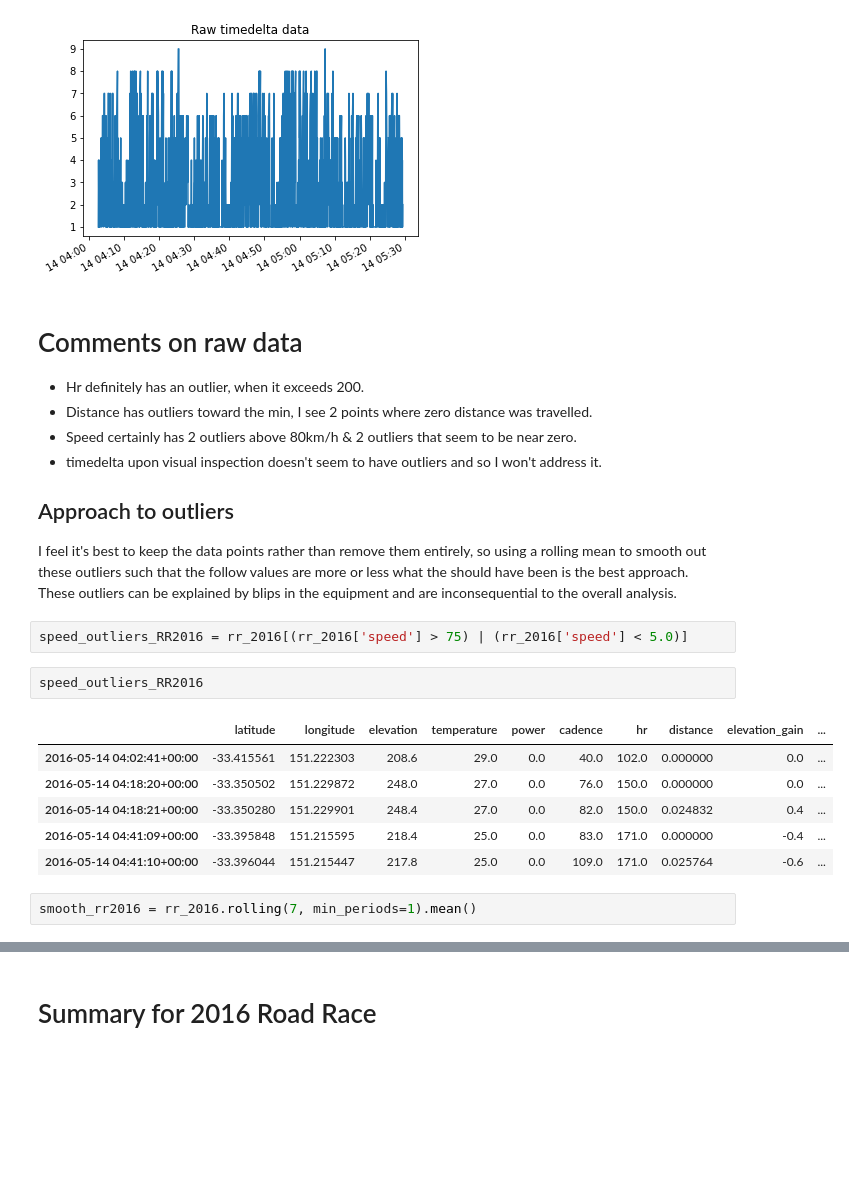
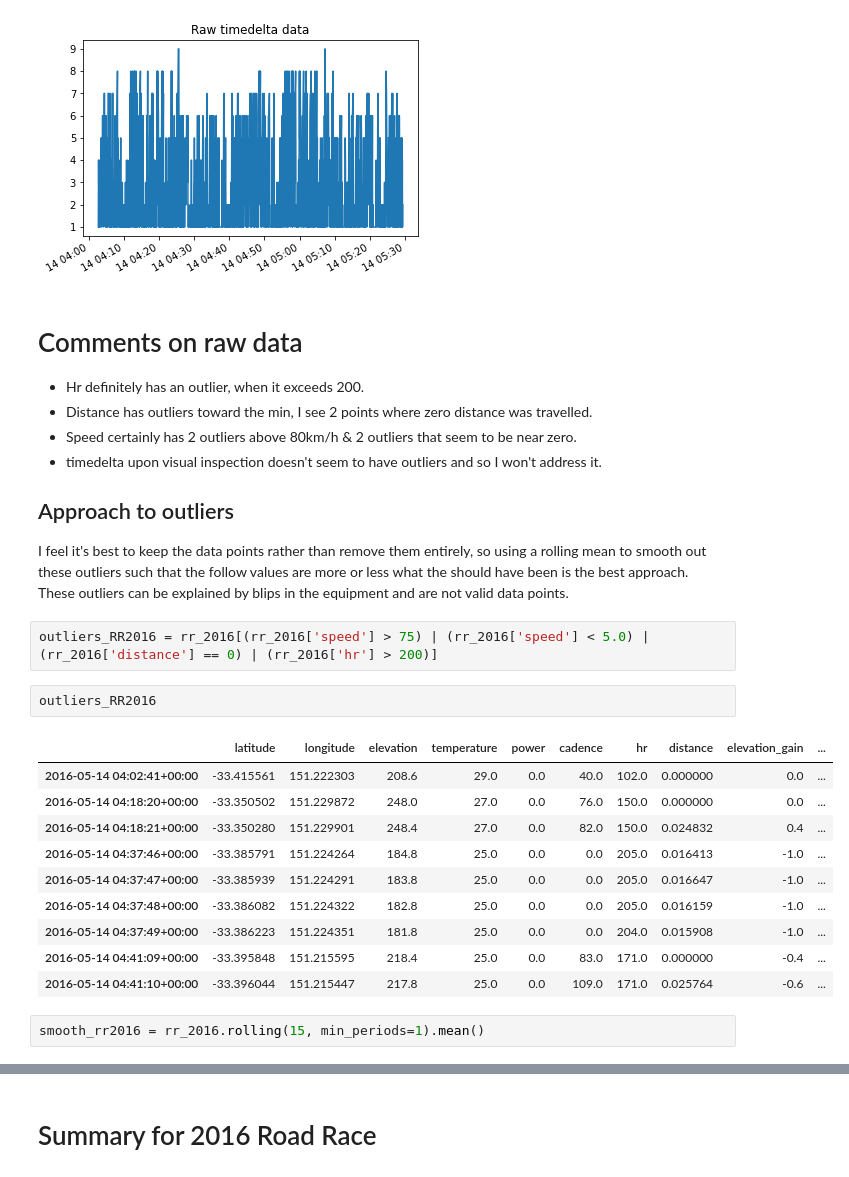
Before and after one commit to MQCOMP2200-S2-2021/data-science-portfolio-MQ-NickW, a Jupyter notebook: Portfolio 1.ipynb, the cells around one changed output, grey strips where cells are left out. Drawn from its saved outputs; the diff is of its cells as text; blank space fills up the shorter version.

```diff
--- a/Portfolio 1.ipynb
+++ b/Portfolio 1.ipynb
@@ -97,18 +97,22 @@ plt.show()
 - timedelta upon visual inspection doesn't seem to have outliers and so I won't address it.
 
 ## Approach to outliers
-I feel it's best to keep the data points rather than remove them entirely, so using a rolling mean to smooth out these outliers such that the follow values are more or less what the should have been is the best approach. These outliers can be explained by blips in the equipment and are inconsequential to the overall analysis.
+I feel it's best to keep the data points rather than remove them entirely, so using a rolling mean to smooth out these outliers such that the follow values are more or less what the should have been is the best approach. These outliers can be explained by blips in the equipment and are not valid data points.
 # %%
-speed_outliers_RR2016 = rr_2016[(rr_2016['speed'] > 75) | (rr_2016['speed'] < 5.0)]
+outliers_RR2016 = rr_2016[(rr_2016['speed'] > 75) | (rr_2016['speed'] < 5.0) | (rr_2016['distance'] == 0) | (rr_2016['hr'] > 200)]
-# %%
-speed_outliers_RR2016
-# %% [output]
-|  | latitude | longitude | elevation | temperature | power | cadence | hr | distance | elevation_gain | ... |
-| 2016-05-14 04:02:41+00:00 | -33.415561 | 151.222303 | 208.6 | 29.0 | 0.0 | 40.0 | 102.0 | 0.000000 | 0.0 | ... |
-| 2016-05-14 04:18:20+00:00 | -33.350502 | 151.229872 | 248.0 | 27.0 | 0.0 | 76.0 | 150.0 | 0.000000 | 0.0 | ... |
-| 2016-05-14 04:18:21+00:00 | -33.350280 | 151.229901 | 248.4 | 27.0 | 0.0 | 82.0 | 150.0 | 0.024832 | 0.4 | ... |
-| 2016-05-14 04:41:09+00:00 | -33.395848 | 151.215595 | 218.4 | 25.0 | 0.0 | 83.0 | 171.0 | 0.000000 | -0.4 | ... |
-| 2016-05-14 04:41:10+00:00 | -33.396044 | 151.215447 | 217.8 | 25.0 | 0.0 | 109.0 | 171.0 | 0.025764 | -0.6 | ... |
+# %%
+outliers_RR2016
+# %% [output]
+|  | latitude | longitude | elevation | temperature | power | cadence | hr | distance | elevation_gain | ... |
+| 2016-05-14 04:02:41+00:00 | -33.415561 | 151.222303 | 208.6 | 29.0 | 0.0 | 40.0 | 102.0 | 0.000000 | 0.0 | ... |
+| 2016-05-14 04:18:20+00:00 | -33.350502 | 151.229872 | 248.0 | 27.0 | 0.0 | 76.0 | 150.0 | 0.000000 | 0.0 | ... |
+| 2016-05-14 04:18:21+00:00 | -33.350280 | 151.229901 | 248.4 | 27.0 | 0.0 | 82.0 | 150.0 | 0.024832 | 0.4 | ... |
+| 2016-05-14 04:37:46+00:00 | -33.385791 | 151.224264 | 184.8 | 25.0 | 0.0 | 0.0 | 205.0 | 0.016413 | -1.0 | ... |
+| 2016-05-14 04:37:47+00:00 | -33.385939 | 151.224291 | 183.8 | 25.0 | 0.0 | 0.0 | 205.0 | 0.016647 | -1.0 | ... |
+| 2016-05-14 04:37:48+00:00 | -33.386082 | 151.224322 | 182.8 | 25.0 | 0.0 | 0.0 | 205.0 | 0.016159 | -1.0 | ... |
+| 2016-05-14 04:37:49+00:00 | -33.386223 | 151.224351 | 181.8 | 25.0 | 0.0 | 0.0 | 204.0 | 0.015908 | -1.0 | ... |
+| 2016-05-14 04:41:09+00:00 | -33.395848 | 151.215595 | 218.4 | 25.0 | 0.0 | 83.0 | 171.0 | 0.000000 | -0.4 | ... |
+| 2016-05-14 04:41:10+00:00 | -33.396044 | 151.215447 | 217.8 | 25.0 | 0.0 | 109.0 | 171.0 | 0.025764 | -0.6 | ... |
 # %%
-smooth_rr2016 = rr_2016.rolling(7, min_periods=1).mean()
+smooth_rr2016 = rr_2016.rolling(15, min_periods=1).mean()
 # %%
```
Also changed, not shown: parts of 16 cells of this notebook.
